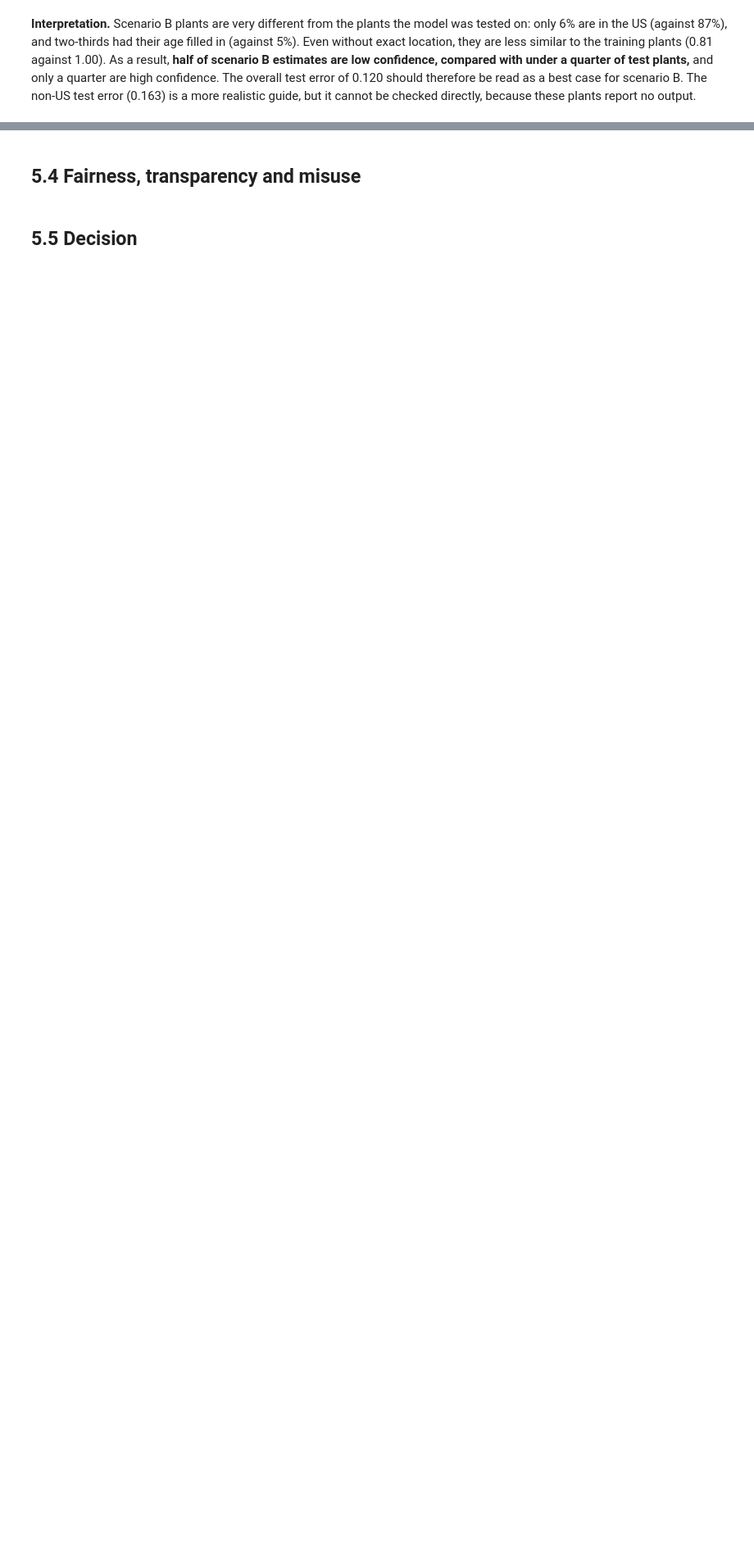
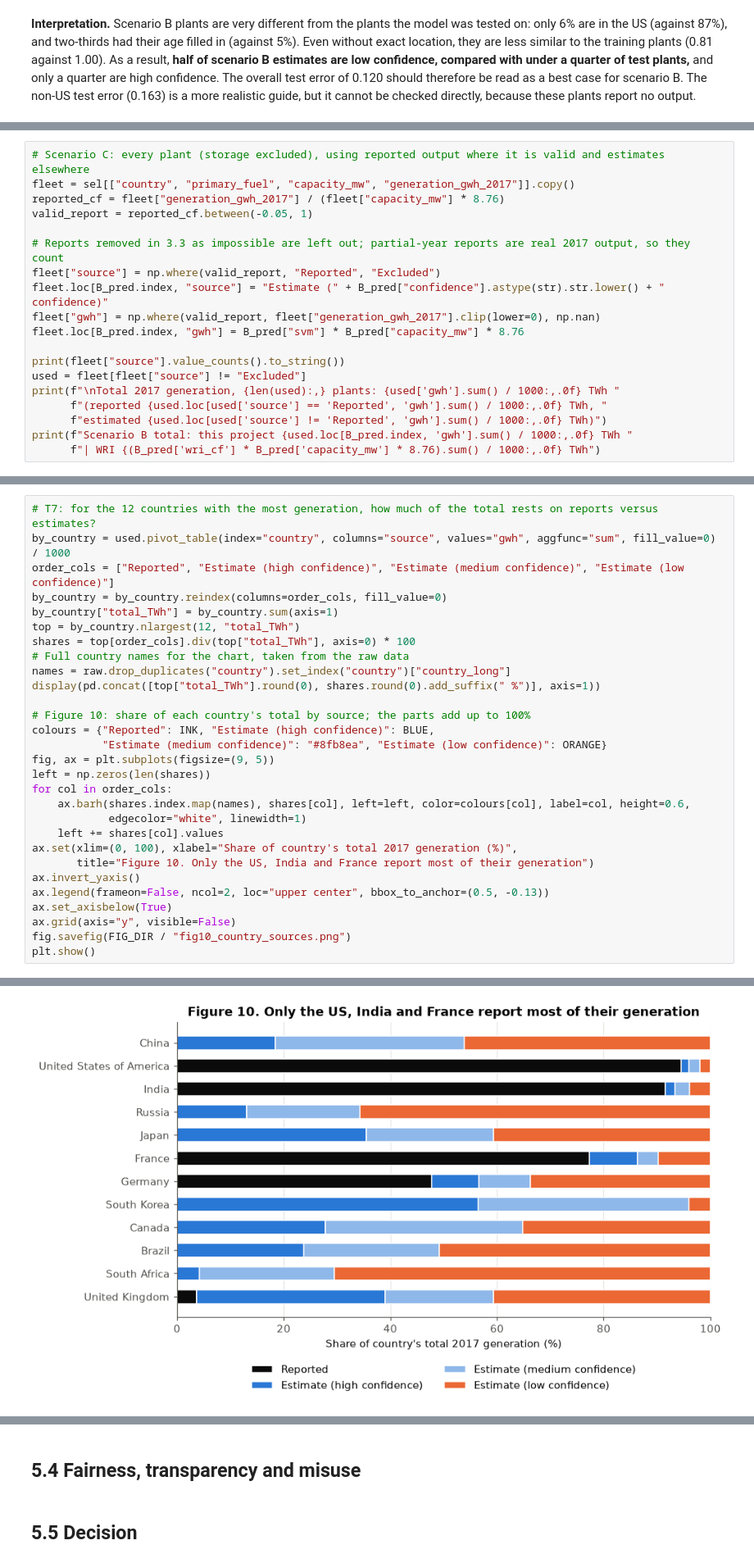
Before and after one commit to Geese4000/ca2-power-plant-analytics, a Jupyter notebook: notebooks/power_plant_capacity_factor.ipynb, the cells around one changed output, grey strips where cells are left out. Shown at 82% size. Saved outputs shown, nothing was run; the diff lists cells and outputs as text; blank space fills up the shorter version.

Commit message:
Phase 5.3: scenario C totals, IEA check, country sources (T7, Figure 10)

```diff
--- a/notebooks/power_plant_capacity_factor.ipynb
+++ b/notebooks/power_plant_capacity_factor.ipynb
@@ -1768,0 +1772,19 @@ pd.DataFrame({"test_%": test_pred["confidence"].value_counts(normalize=True) * 1
+# %%
+# Scenario C: every plant (storage excluded), using reported output where it is valid and estimates elsewhere
+fleet = sel[["country", "primary_fuel", "capacity_mw", "generation_gwh_2017"]].copy()
+reported_cf = fleet["generation_gwh_2017"] / (fleet["capacity_mw"] * 8.76)
+valid_report = reported_cf.between(-0.05, 1)
+
+# Reports removed in 3.3 as impossible are left out; partial-year reports are real 2017 output, so they count
+fleet["source"] = np.where(valid_report, "Reported", "Excluded")
+fleet.loc[B_pred.index, "source"] = "Estimate (" + B_pred["confidence"].astype(str).str.lower() + " confidence)"
+fleet["gwh"] = np.where(valid_report, fleet["generation_gwh_2017"].clip(lower=0), np.nan)
+fleet.loc[B_pred.index, "gwh"] = B_pred["svm"] * B_pred["capacity_mw"] * 8.76
+
+print(fleet["source"].value_counts().to_string())
+used = fleet[fleet["source"] != "Excluded"]
+print(f"\nTotal 2017 generation, {len(used):,} plants: {used['gwh'].sum() / 1000:,.0f} TWh "
+      f"(reported {used.loc[used['source'] == 'Reported', 'gwh'].sum() / 1000:,.0f} TWh, "
+      f"estimated {used.loc[used['source'] != 'Reported', 'gwh'].sum() / 1000:,.0f} TWh)")
+print(f"Scenario B total: this project {used.loc[B_pred.index, 'gwh'].sum() / 1000:,.0f} TWh "
+      f"| WRI {(B_pred['wri_cf'] * B_pred['capacity_mw'] * 8.76).sum() / 1000:,.0f} TWh")
@@ -1768,0 +1811,30 @@ pd.DataFrame({"test_%": test_pred["confidence"].value_counts(normalize=True) * 1
+# %%
+# T7: for the 12 countries with the most generation, how much of the total rests on reports versus estimates?
+by_country = used.pivot_table(index="country", columns="source", values="gwh", aggfunc="sum", fill_value=0) / 1000
+order_cols = ["Reported", "Estimate (high confidence)", "Estimate (medium confidence)", "Estimate (low confidence)"]
+by_country = by_country.reindex(columns=order_cols, fill_value=0)
+by_country["total_TWh"] = by_country.sum(axis=1)
+top = by_country.nlargest(12, "total_TWh")
+shares = top[order_cols].div(top["total_TWh"], axis=0) * 100
+# Full country names for the chart, taken from the raw data
+names = raw.drop_duplicates("country").set_index("country")["country_long"]
+display(pd.concat([top["total_TWh"].round(0), shares.round(0).add_suffix(" %")], axis=1))
+
+# Figure 10: share of each country's total by source; the parts add up to 100%
+colours = {"Reported": INK, "Estimate (high confidence)": BLUE,
+           "Estimate (medium confidence)": "#8fb8ea", "Estimate (low confidence)": ORANGE}
+fig, ax = plt.subplots(figsize=(9, 5))
+left = np.zeros(len(shares))
+for col in order_cols:
+    ax.barh(shares.index.map(names), shares[col], left=left, color=colours[col], label=col, height=0.6,
+            edgecolor="white", linewidth=1)
+    left += shares[col].values
+ax.set(xlim=(0, 100), xlabel="Share of country's total 2017 generation (%)",
+       title="Figure 10. Only the US, India and France report most of their generation")
+ax.invert_yaxis()
+ax.legend(frameon=False, ncol=2, loc="upper center", bbox_to_anchor=(0.5, -0.13))
+ax.set_axisbelow(True)
+ax.grid(axis="y", visible=False)
+fig.savefig(FIG_DIR / "fig10_country_sources.png")
+plt.show()
+# %% [output]
@@ -1768,0 +1855 @@ pd.DataFrame({"test_%": test_pred["confidence"].value_counts(normalize=True) * 1
+[figure, added]
```
Also changed, not shown: parts of 6 cells of this notebook, 1 other file.
